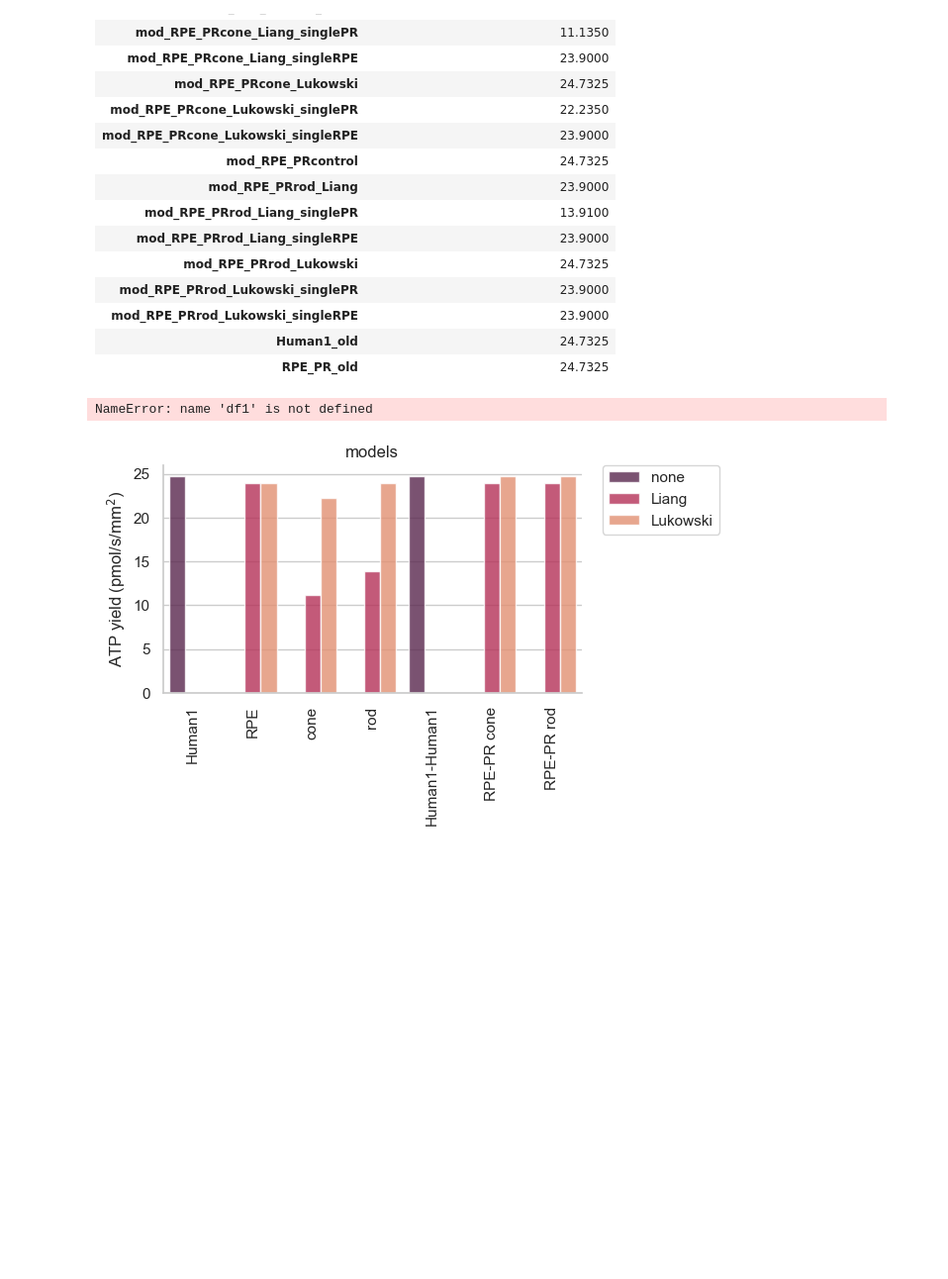
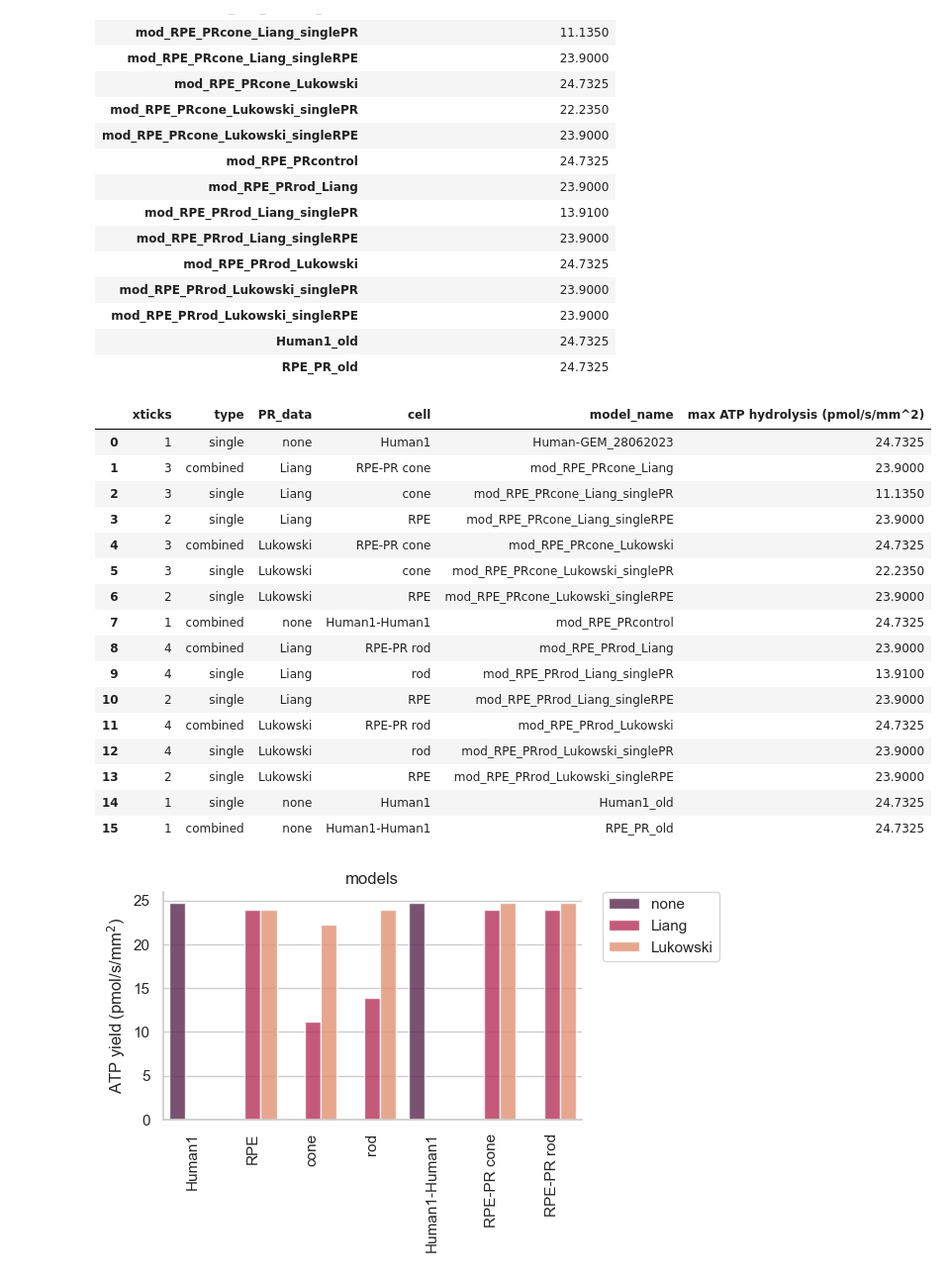
Before and after one commit to stellaprins/Human1_RPE-PR, a Jupyter notebook: jupyter/RPE-PR/test_sampling_oxphos_glucolysis.ipynb, the cells around one changed output. Shown: that part at 99% size. Saved outputs shown, nothing was run; the diff lists cells and outputs as text; code cells hidden in the pictures; blank space fills up the shorter version.

Commit message:
fix type is --> in

```diff
--- a/jupyter/RPE-PR/test_sampling_oxphos_glucolysis.ipynb
+++ b/jupyter/RPE-PR/test_sampling_oxphos_glucolysis.ipynb
@@ -58,12 +41,3 @@ model_list
-# %%
-
-model_list = []
-for file in glob.glob("*.xml"):
-    model = read_sbml_model(file)
-    model.id = file[:-4] # remove .xml
-    model.name = file[:-4] # remove .xml
-    model_list.append(model)
-os.chdir('C:/Users/prins/GitHub/Human1_RPE-PR') # reset cwd
 # %%
 # add old models to model_list
 model_list = model_list + [mod,mod_RPE_PR]
@@ -186,35 +175,51 @@ index2 = ['Lukowski' if 'Lukowski' in x \
         else 'none' if 'Human' or 'control' in x \
         else 'Liang' for x in list(df1.index)]
 
 # 'cone'if ends with cone in df1.index, 'rod' if ends with PR and contains rod in df1.index, RPE if ends with RPE df1.index, Human1 if Human1 in df1.index, else 'RPE-PR
 index3 = ['cone' if x.endswith('PR') and 'cone' in x \
         else 'rod' if x.endswith('PR') and 'rod' in x \
         else 'RPE' if x.endswith('RPE') \
         else 'Human1' if 'Human1_old' in x \
         else 'Human1' if 'Human-GEM_28062023' in x \
         else 'Human1-Human1' if 'control'in x \
         else 'Human1-Human1' if 'RPE_PR_old'in x
         else 'RPE-PR rod' if 'RPE_PRrod' in x\
         else 'RPE-PR cone' if 'RPE_PRcone' in x\
         else 'RPE-PR rod' for x in list(df1.index)]
 
 
 x_ticks = [1 if 'Human' in x \
-        else 2 if x is 'RPE' \
+        else 2 if x in 'RPE' \
         else 3 if 'cone' in x \
         else 4 if 'rod' in x \
         else '' for x in index3]
 
 index = pd.DataFrame([x_ticks,index1, index2, index3]).T
 
 # add index as new index to df1
 df2 = pd.concat([index,df1.reset_index()], axis=1)
 df2.columns = ['xticks','type','PR_data','cell','model_name','max ATP hydrolysis (pmol/s/mm^2)']
 df2_combined = df2[df2['type'] == 'combined']
 df2_single = df2[df2['type'] == 'single']
 df2
 # %% [output]
-NameError: name 'df1' is not defined
+|  | xticks | type | PR_data | cell | model_name | max ATP hydrolysis (pmol/s/mm^2) |
+| 0 | 1 | single | none | Human1 | Human-GEM_28062023 | 24.7325 |
+| 1 | 3 | combined | Liang | RPE-PR cone | mod_RPE_PRcone_Liang | 23.9000 |
+| 2 | 3 | single | Liang | cone | mod_RPE_PRcone_Liang_singlePR | 11.1350 |
+| 3 | 2 | single | Liang | RPE | mod_RPE_PRcone_Liang_singleRPE | 23.9000 |
+| 4 | 3 | combined | Lukowski | RPE-PR cone | mod_RPE_PRcone_Lukowski | 24.7325 |
+| 5 | 3 | single | Lukowski | cone | mod_RPE_PRcone_Lukowski_singlePR | 22.2350 |
+| 6 | 2 | single | Lukowski | RPE | mod_RPE_PRcone_Lukowski_singleRPE | 23.9000 |
+| 7 | 1 | combined | none | Human1-Human1 | mod_RPE_PRcontrol | 24.7325 |
+| 8 | 4 | combined | Liang | RPE-PR rod | mod_RPE_PRrod_Liang | 23.9000 |
+| 9 | 4 | single | Liang | rod | mod_RPE_PRrod_Liang_singlePR | 13.9100 |
+| 10 | 2 | single | Liang | RPE | mod_RPE_PRrod_Liang_singleRPE | 23.9000 |
+| 11 | 4 | combined | Lukowski | RPE-PR rod | mod_RPE_PRrod_Lukowski | 24.7325 |
+| 12 | 4 | single | Lukowski | rod | mod_RPE_PRrod_Lukowski_singlePR | 23.9000 |
+| 13 | 2 | single | Lukowski | RPE | mod_RPE_PRrod_Lukowski_singleRPE | 23.9000 |
+| 14 | 1 | single | none | Human1 | Human1_old | 24.7325 |
+| 15 | 1 | combined | none | Human1-Human1 | RPE_PR_old | 24.7325 |
 # %%
 # plot results with seaborn catplot
 
```
Also changed, not shown: parts of 2 cells of this notebook.
